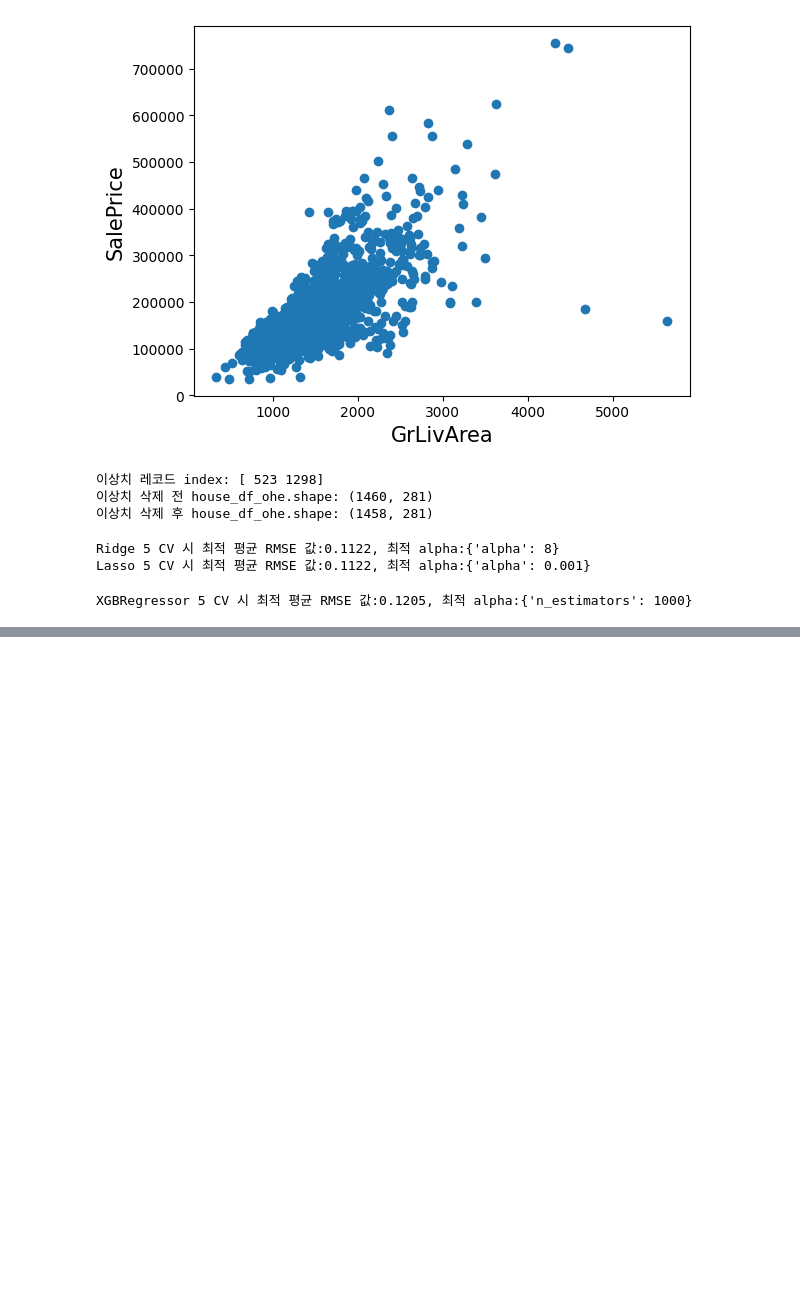
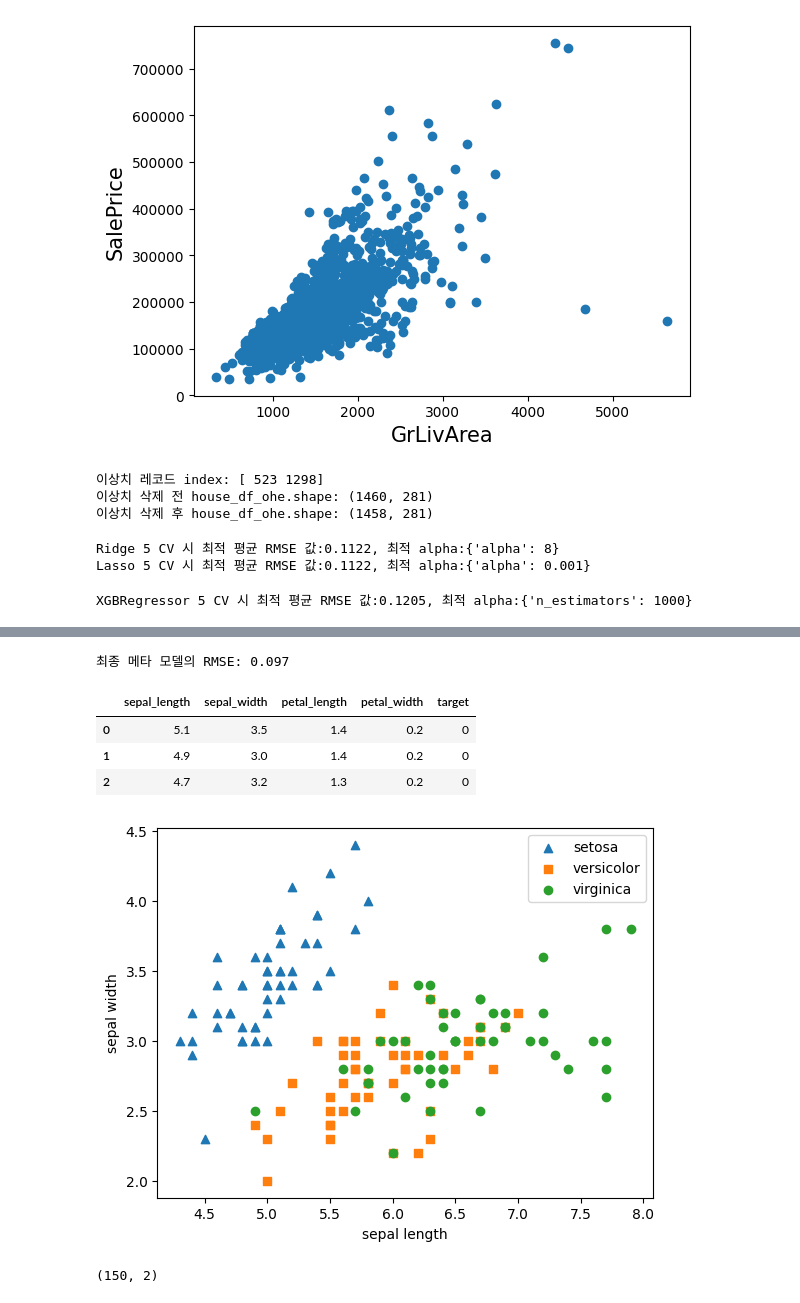
Before and after one commit to alonee9393/alonee, a Jupyter notebook: Learning_boston.ipynb, the cells around one changed output, grey strips where cells are left out. Saved outputs shown, nothing was run; the diff lists cells and outputs as text; code cells hidden in the pictures; blank space fills up the shorter version.

```diff
--- a/Learning_boston.ipynb
+++ b/Learning_boston.ipynb
@@ -1386,0 +1526,50 @@ def get_rmse_pred
+# %%
+# 개별 모델이 반환한 학습 및 테스트용 데이터 세트를 스태킹 형태로 결합.
+Stack_final_X_train = np.concatenate((ridge_train, lasso_train, xgb_train, lgbm_train), axis=1)
+Stack_final_X_test = np.concatenate((ridge_test, lasso_test, xgb_test, lgbm_test), axis=1)
+
+# 최종 메타 모델은 라쏘 모델을 적용.
+meta_model_lasso = Lasso(alpha=0.0005)
+
+# 개별 모델 예측값을 기반으로 새롭게 만들어진 학습/테스트 데이터로 메타 모델 예측 및 RMSE 측정.
+meta_model_lasso.fit(Stack_final_X_train, y_train)
+final = meta_model_lasso.predict(Stack_final_X_test)
+mse = mean_squared_error(y_test, final)
+rmse = np.sqrt(mse)
+print('최종 메타 모델의 RMSE: {0:.3f}'.format(rmse))
+final = np.expm1(final)
+# %% [output]
+최종 메타 모델의 RMSE: 0.097
+# %%
+from sklearn.datasets import load_iris
+import pandas as pd
+import matplotlib.pyplot as plt
+%matplotlib inline
+
+iris = load_iris()
+# 넘파이 데이터 세트를 판다스 DataFrame으로 변환
+columns = ['sepal_length', 'sepal_width', 'petal_length', 'petal_width']
+irisDF = pd.DataFrame(iris.data, columns=columns)
+irisDF['target'] = iris.target
+irisDF.head(3)
+# %% [output]
+|  | sepal_length | sepal_width | petal_length | petal_width | target |
+| 0 | 5.1 | 3.5 | 1.4 | 0.2 | 0 |
+| 1 | 4.9 | 3.0 | 1.4 | 0.2 | 0 |
+| 2 | 4.7 | 3.2 | 1.3 | 0.2 | 0 |
+# %%
+#setosa는 세모, versicolor는 네모, virginica는 동그라미로 표현
+markers = ['^', 's', 'o']
+
+# setosa의 target 값은 0, versicolor는 1, virginica는 2, 각 target별로 다른 모양으로 산점도로 표시
+for i, marker in enumerate(markers):
+  x_axis_data = irisDF[irisDF['target']==i]['sepal_length']
+  y_axis_data = irisDF[irisDF['target']==i]['sepal_width']
+  plt.scatter(x_axis_data, y_axis_data, marker=marker, label=iris.target_names[i])
+
+plt.legend()
+plt.xlabel('sepal length')
+plt.ylabel('sepal width')
+plt.show()
+# %% [output]
+[figure, added]
@@ -1386,0 +1581,11 @@ def get_rmse_pred
+# %%
+from sklearn.decomposition import PCA
+
+pca = PCA(n_components=2)
+
+# fit()과 transform()을 호출해 PCA 변환 데이터 반환
+pca.fit(iris_scaled)
+iris_pca = pca.transform(iris_scaled)
+print(iris_pca.shape)
+# %% [output]
+(150, 2)
```
Also changed, not shown: parts of 9 cells of this notebook.
